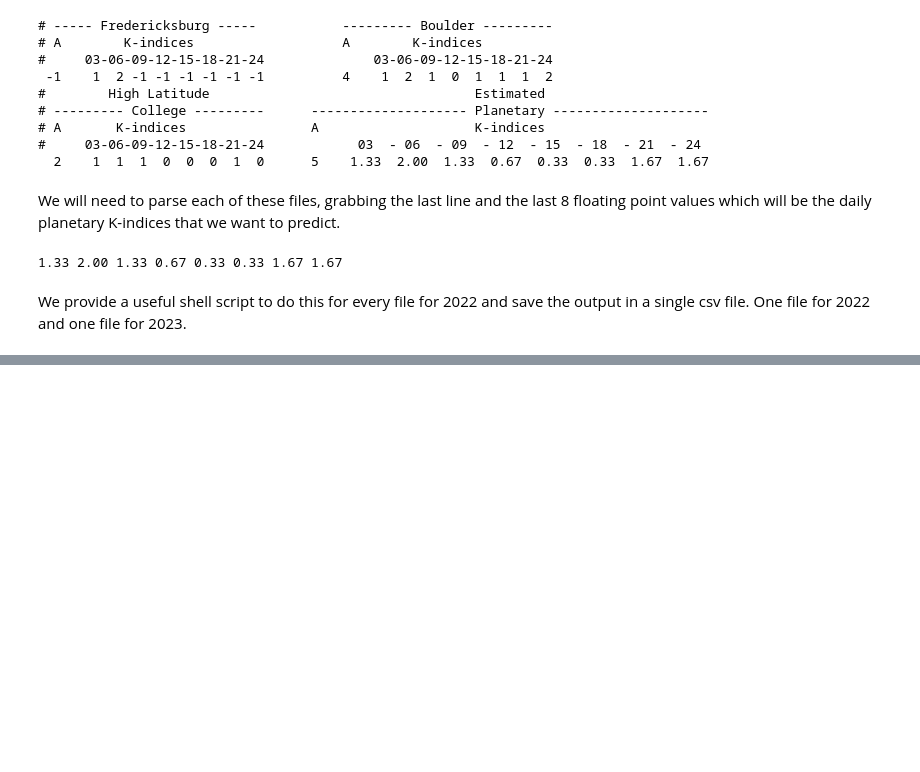
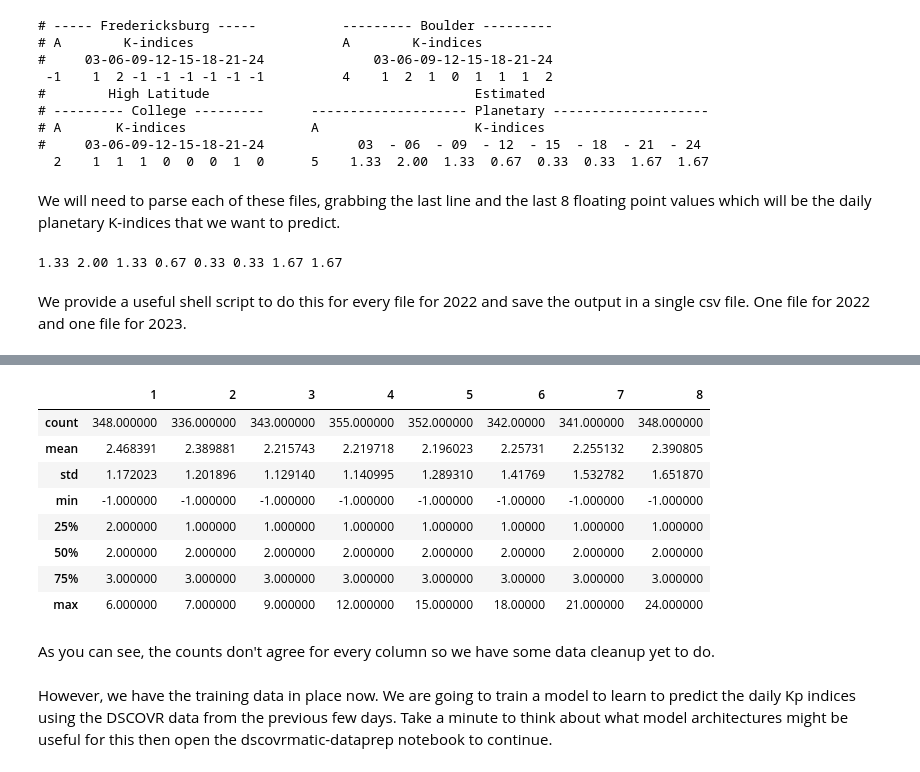
Before and after one commit to edubergeek/dscovrmatic, a Jupyter notebook: dscovrmatic_explore.ipynb, the cells around one changed output, grey strips where cells are left out. Drawn from its saved outputs; the diff is of its cells as text; code cells hidden in the pictures; blank space fills up the shorter version.

Commit message:
Update the explore notebook with Kp index data load

```diff
--- a/dscovrmatic_explore.ipynb
+++ b/dscovrmatic_explore.ipynb
@@ -349,0 +179,2 @@ Well that looks more like it!
+# %%
+kp_df = pd.read_csv("./data/swpc/kpindices-2022.csv", delimiter = ',', parse_dates=[0], infer_datetime_format=True, na_values='0', header = None)
@@ -349,0 +190,16 @@ Well that looks more like it!
+# %%
+kp_df.describe()
+# %% [output]
+|  | 1 | 2 | 3 | 4 | 5 | 6 | 7 | 8 |
+| count | 348.000000 | 336.000000 | 343.000000 | 355.000000 | 352.000000 | 342.00000 | 341.000000 | 348.000000 |
+| mean | 2.468391 | 2.389881 | 2.215743 | 2.219718 | 2.196023 | 2.25731 | 2.255132 | 2.390805 |
+| std | 1.172023 | 1.201896 | 1.129140 | 1.140995 | 1.289310 | 1.41769 | 1.532782 | 1.651870 |
+| min | -1.000000 | -1.000000 | -1.000000 | -1.000000 | -1.000000 | -1.00000 | -1.000000 | -1.000000 |
+| 25% | 2.000000 | 1.000000 | 1.000000 | 1.000000 | 1.000000 | 1.00000 | 1.000000 | 1.000000 |
+| 50% | 2.000000 | 2.000000 | 2.000000 | 2.000000 | 2.000000 | 2.00000 | 2.000000 | 2.000000 |
+| 75% | 3.000000 | 3.000000 | 3.000000 | 3.000000 | 3.000000 | 3.00000 | 3.000000 | 3.000000 |
+| max | 6.000000 | 7.000000 | 9.000000 | 12.000000 | 15.000000 | 18.00000 | 21.000000 | 24.000000 |
+# %% [markdown]
+As you can see, the counts don't agree for every column so we have some data cleanup yet to do.
+# %% [markdown]
+However, we have the training data in place now. We are going to train a model to learn to predict the daily Kp indices using the DSCOVR data from the previous few days. Take a minute to think about what model architectures might be useful for this then open the dscovrmatic-dataprep notebook to continue.
```
Also changed, not shown: parts of 17 cells of this notebook.
